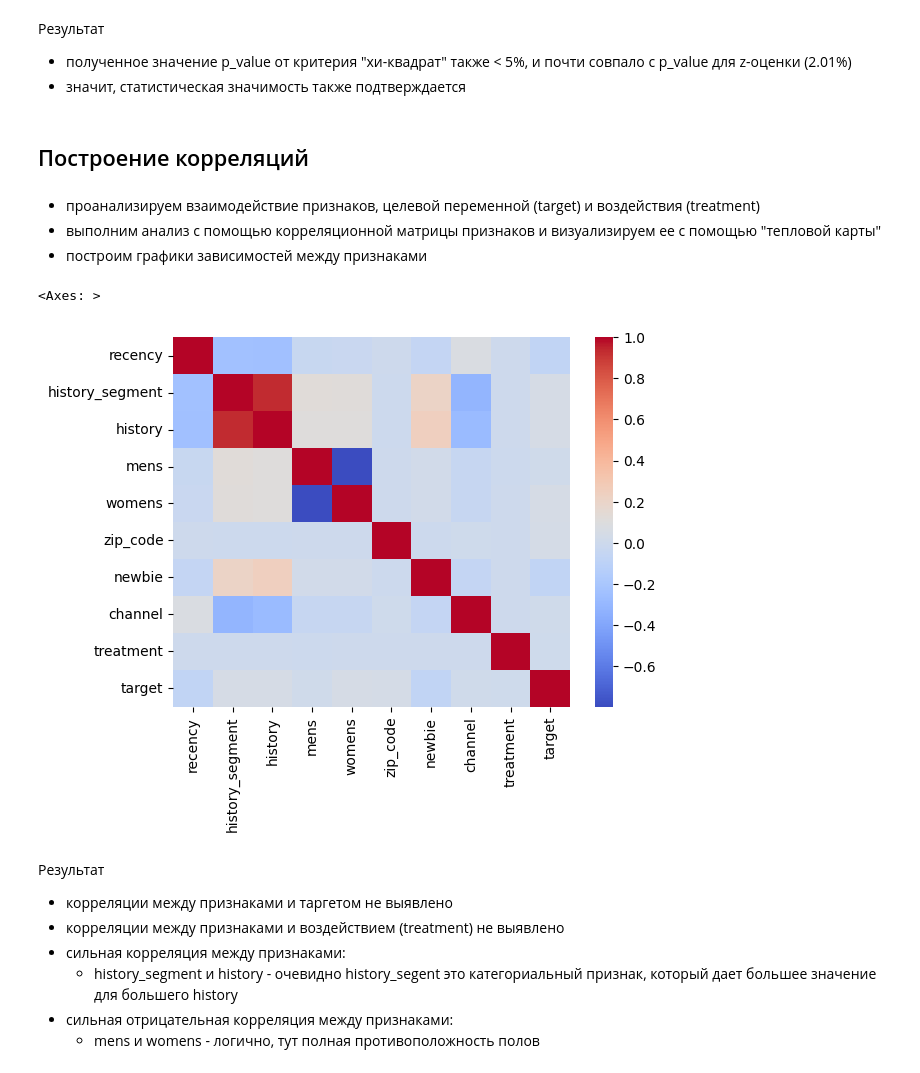
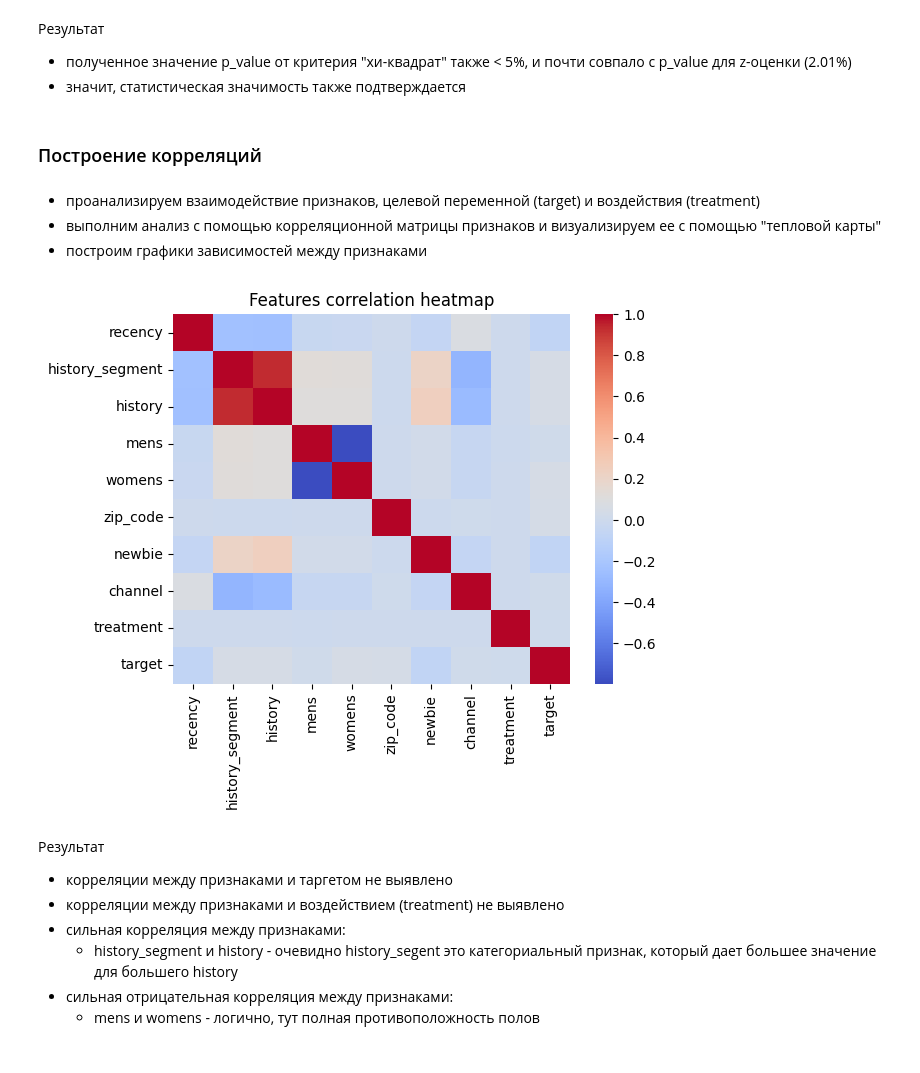
Before and after one commit to khromenko/mle-uplift-final-project-2025, a Jupyter notebook: final_project.ipynb, the cells around one changed output. Cells and saved outputs as stored; diff of their text form; code cells hidden in the pictures.

```diff
--- a/final_project.ipynb
+++ b/final_project.ipynb
@@ -9,7 +9,7 @@
 # %%
 import pandas as pd
 
-data = pd.read_csv('uplift_fp_data.csv')
+data = pd.read_csv('data/initial/uplift_fp_data.csv')
 display(data)
 data.info()
 # %% [output]
@@ -301,7 +302,7 @@ print(f'Критерий хи-квадрат = {chi2:.2f}, p_value = {100*p_valu
 - полученное значение p_value от критерия "хи-квадрат" также < 5%, и почти совпало с p_value для z-оценки (2.01%)
 - значит, статистическая значимость также подтверждается
 # %% [markdown]
-## Построение корреляций
+### Построение корреляций
 # %% [markdown]
 - проанализируем взаимодействие признаков, целевой переменной (target) и воздействия (treatment)
 - выполним анализ с помощью корреляционной матрицы признаков и визуализируем ее с помощью "тепловой карты"
@@ -309,12 +310,15 @@ print(f'Критерий хи-квадрат = {chi2:.2f}, p_value = {100*p_valu
 # %%
 import matplotlib.pyplot as plt
 import seaborn as sns
 
 correlation_data = data_cleaned.corr()
-sns.heatmap(correlation_data, cmap="coolwarm")
+ax = sns.heatmap(correlation_data, cmap="coolwarm")
+ax.set_title('Features correlation heatmap')
+
+# сохраним в файл
+ax.figure.savefig('EDA/corr-heatmap.png', bbox_inches='tight')
 # %% [output]
-<Axes: >
-[figure, old version]
+[figure, new version]
 # %% [markdown]
 Результат
 - корреляции между признаками и таргетом не выявлено
```
Also changed, not shown: parts of 21 cells of this notebook, 15 other files.
